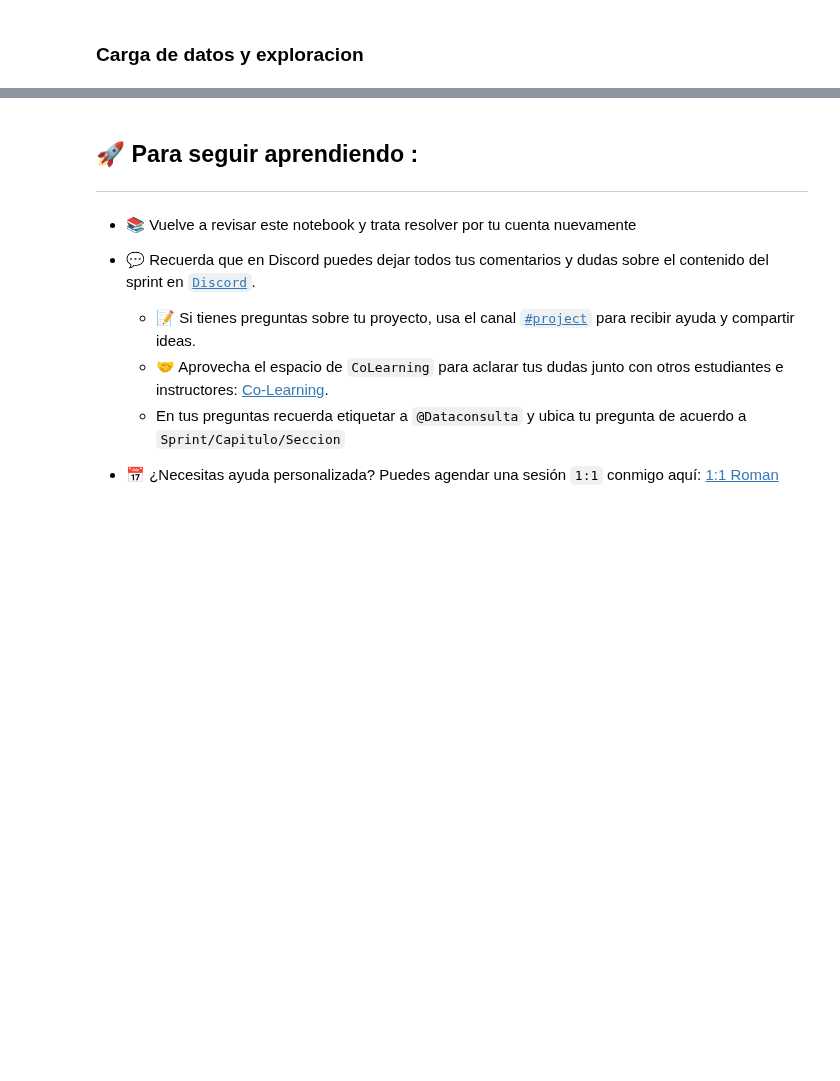
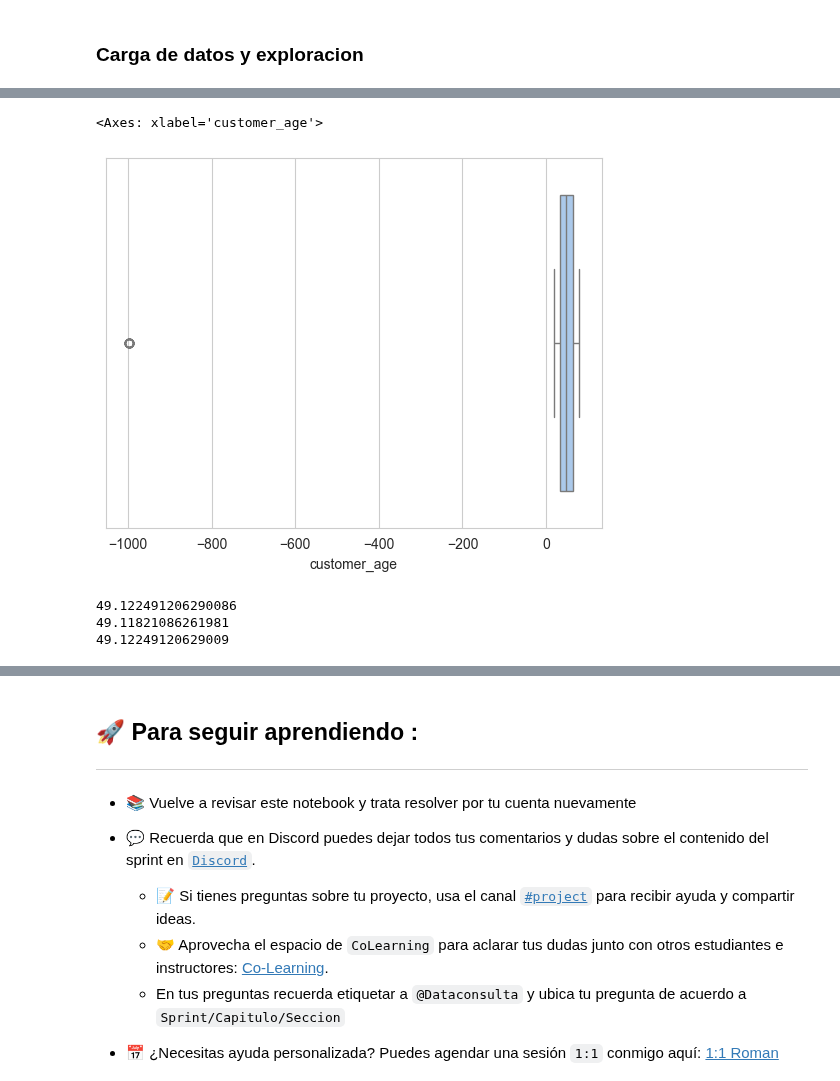
Before and after one commit to zyntonyson/bootcamp_ds_da, a Jupyter notebook: 07-da-v8-patrones-outliers/19-da-v8-preparacion-datos.ipynb, the cells around one changed output, grey strips where cells are left out. Cells and saved outputs as stored; diff of their text form; code cells hidden in the pictures; blank space fills up the shorter version.

```diff
--- a/07-da-v8-patrones-outliers/19-da-v8-preparacion-datos.ipynb
+++ b/07-da-v8-patrones-outliers/19-da-v8-preparacion-datos.ipynb
@@ -136,0 +218,5 @@ oecd_city_economy.groupby('Country')['city_gdp_capita'].sum().reset_index().plot
+# %%
+sns.boxplot(data=everpeak_retail,x='customer_age')
+# %% [output]
+<Axes: xlabel='customer_age'>
+[figure, added]
@@ -136,0 +225,18 @@ oecd_city_economy.groupby('Country')['city_gdp_capita'].sum().reset_index().plot
+# %%
+before = everpeak_retail["customer_age"].mean()
+
+# Creamos "customer_age_med"
+everpeak_retail["customer_age_med"] = everpeak_retail["customer_age"].fillna(everpeak_retail["customer_age"].median())
+after_med = everpeak_retail["customer_age_med"].mean()
+
+# Creamos "customer_age_mean"
+everpeak_retail["customer_age_mean"] = everpeak_retail["customer_age"].fillna(everpeak_retail["customer_age"].mean())
+after_mean = everpeak_retail["customer_age_mean"].mean()
+
+print(before)
+print(after_med)
+print(after_mean)
+# %% [output]
+49.122491206290086
+49.11821086261981
+49.12249120629009
```
Also changed, not shown: parts of 76 cells of this notebook, 2 other files.
